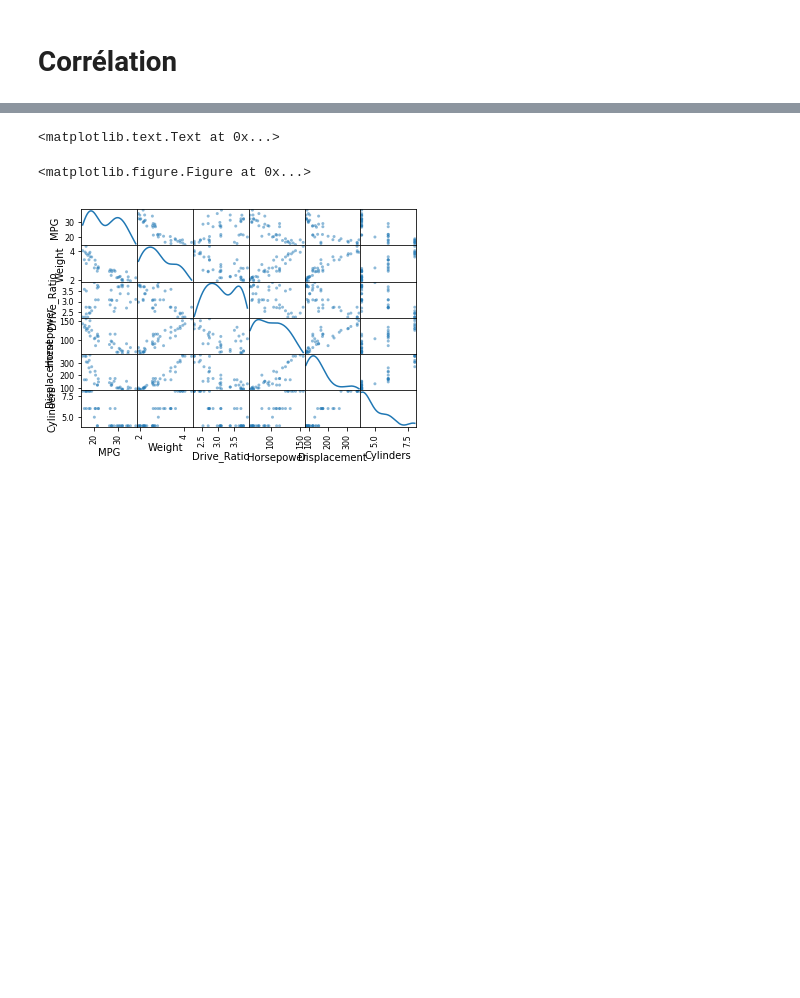
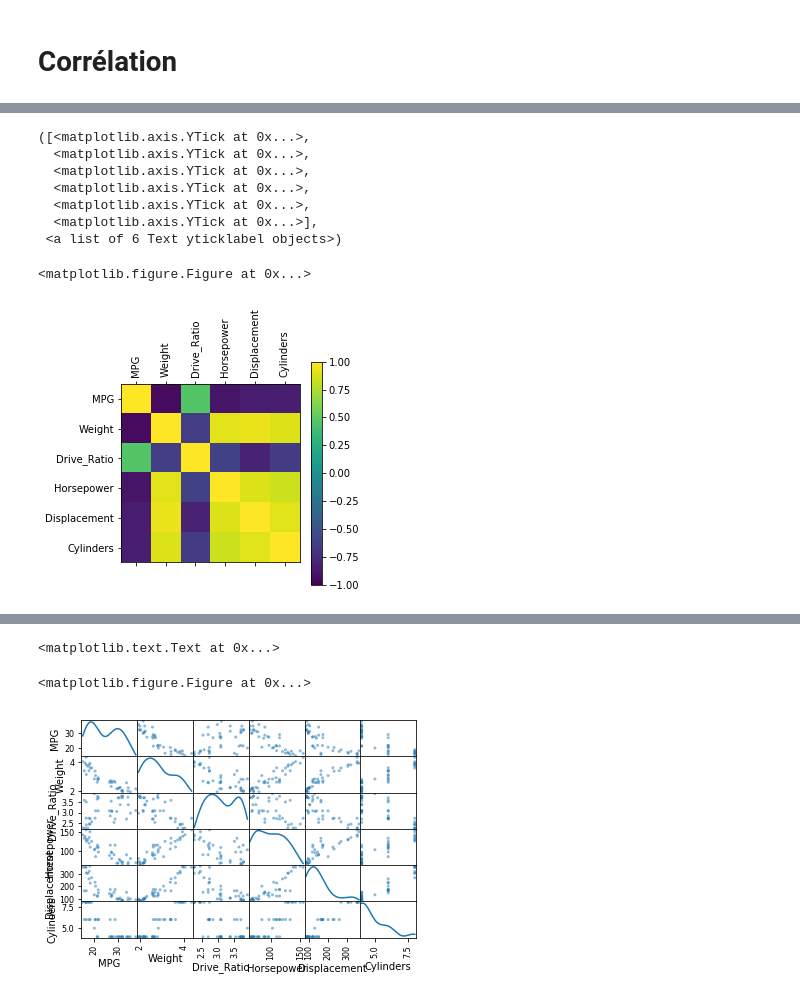
Before and after one commit to nsaunier/CIV8760, a Jupyter notebook: 04-modeles-statistiques.ipynb, the cells around one changed output, grey strips where cells are left out. Drawn from its saved outputs; the diff is of its cells as text; code cells hidden in the pictures; blank space fills up the shorter version.

```diff
--- a/04-modeles-statistiques.ipynb
+++ b/04-modeles-statistiques.ipynb
@@ -68,0 +117,17 @@ data = pd.read_csv(s, delimiter = '\t')
+# %%
+plt.figure()
+plt.matshow(spearmanCorr)
+plt.clim(-1.,1.)
+plt.colorbar()
+plt.xticks(range(len(names)), names, rotation=90)
+plt.yticks(range(len(names)), names)
+# %% [output]
+([<matplotlib.axis.YTick at 0x...>,
+  <matplotlib.axis.YTick at 0x...>,
+  <matplotlib.axis.YTick at 0x...>,
+  <matplotlib.axis.YTick at 0x...>,
+  <matplotlib.axis.YTick at 0x...>,
+  <matplotlib.axis.YTick at 0x...>],
+ <a list of 6 Text yticklabel objects>)
+<matplotlib.figure.Figure at 0x...>
+[figure, added]
```
Also changed, not shown: parts of 15 cells of this notebook.
